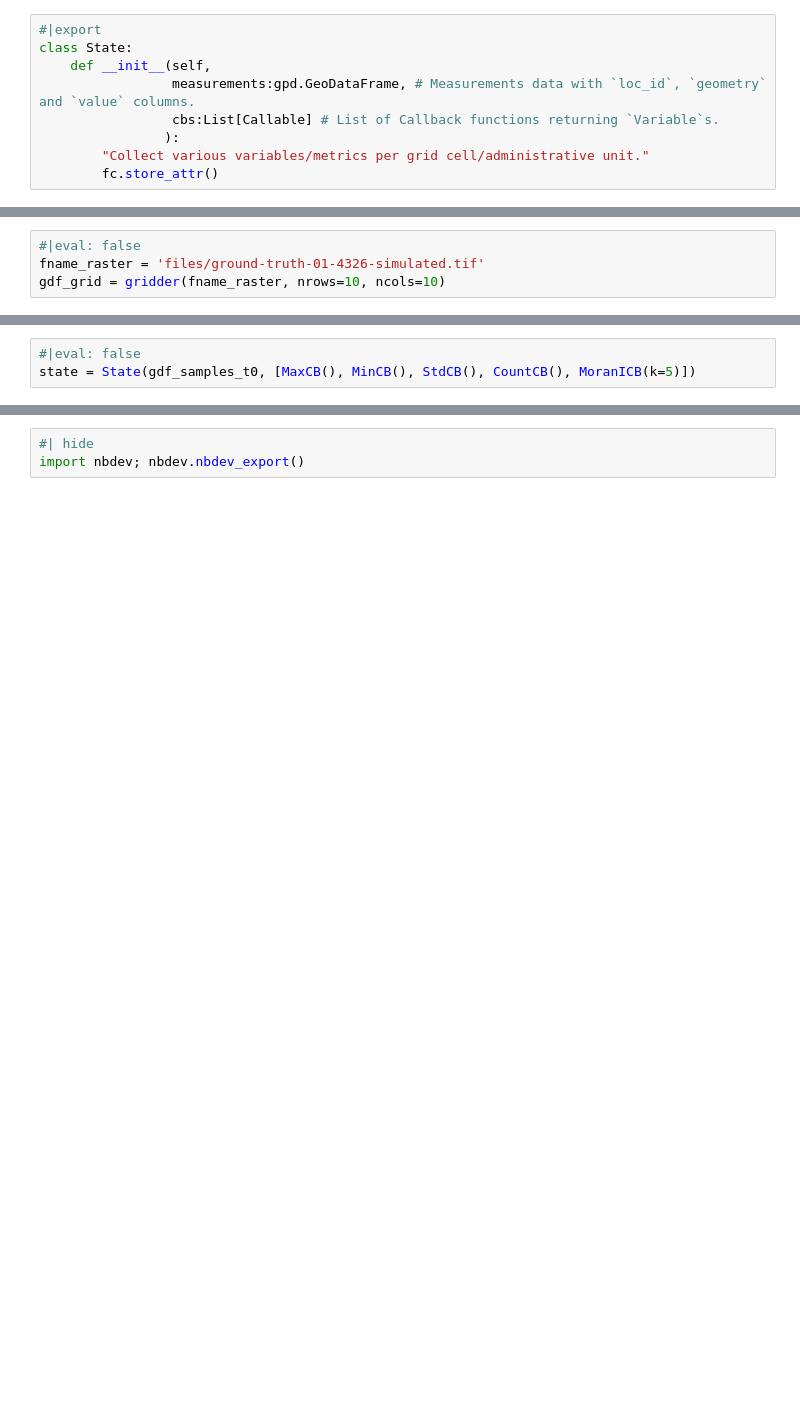
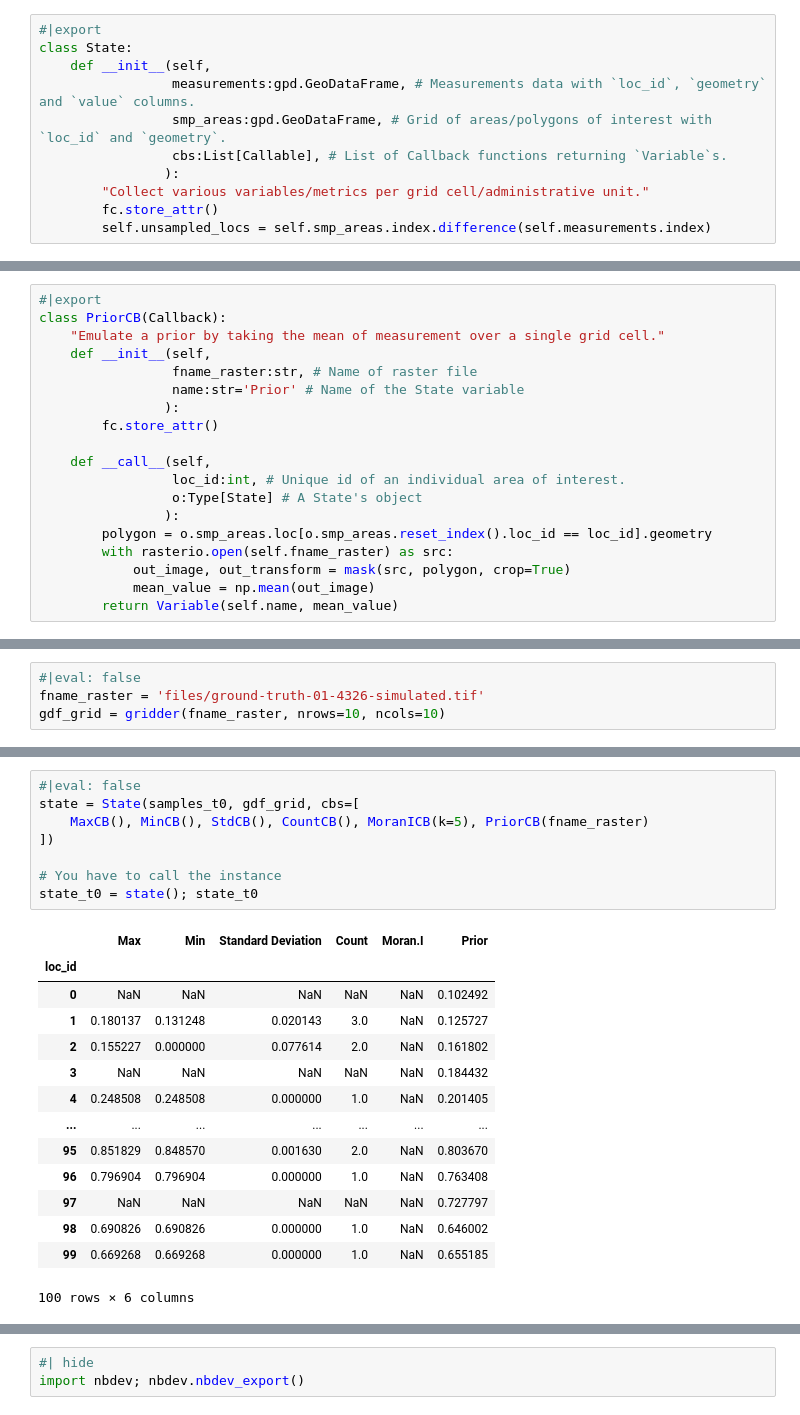
Before and after one commit to franckalbinet/trufl, a Jupyter notebook: nbs/04_callbacks.ipynb, the cells around one changed output, grey strips where cells are left out. Cells and saved outputs as stored; diff of their text form; blank space fills up the shorter version.

```diff
--- a/nbs/04_callbacks.ipynb
+++ b/nbs/04_callbacks.ipynb
@@ -54,10 +57,12 @@ class Callback(): pass
 class State:
     def __init__(self,
                  measurements:gpd.GeoDataFrame, # Measurements data with `loc_id`, `geometry` and `value` columns.
-                 cbs:List[Callable] # List of Callback functions returning `Variable`s.
+                 smp_areas:gpd.GeoDataFrame, # Grid of areas/polygons of interest with `loc_id` and `geometry`.
+                 cbs:List[Callable], # List of Callback functions returning `Variable`s.
                 ):
         "Collect various variables/metrics per grid cell/administrative unit."
         fc.store_attr()
+        self.unsampled_locs = self.smp_areas.index.difference(self.measurements.index)
 # %%
 #| export
 @patch
@@ -166,5 +184,24 @@ class MoranICB(Callback):
         moran = esda.moran.Moran(expanded_measurements['value'], self._weights(expanded_measurements))
         return Variable(self.name, moran.I if moran.p_sim < self.p_threshold else np.nan)
+# %%
+#|export
+class PriorCB(Callback):
+    "Emulate a prior by taking the mean of measurement over a single grid cell."
+    def __init__(self,
+                 fname_raster:str, # Name of raster file
+                 name:str='Prior' # Name of the State variable
+                ):
+        fc.store_attr()
+
+    def __call__(self,
+                 loc_id:int, # Unique id of an individual area of interest.
+                 o:Type[State] # A State's object
+                ):
+        polygon = o.smp_areas.loc[o.smp_areas.reset_index().loc_id == loc_id].geometry
+        with rasterio.open(self.fname_raster) as src:
+            out_image, out_transform = mask(src, polygon, crop=True)
+            mean_value = np.mean(out_image)
+        return Variable(self.name, mean_value)
 # %% [markdown]
 For example:
 # %% [markdown]
@@ -201,3 +234,23 @@ gdf_samples_t0.head()
 # %%
 #|eval: false
-state = State(gdf_samples_t0, [MaxCB(), MinCB(), StdCB(), CountCB(), MoranICB(k=5)])
+state = State(samples_t0, gdf_grid, cbs=[
+    MaxCB(), MinCB(), StdCB(), CountCB(), MoranICB(k=5), PriorCB(fname_raster)
+])
+
+# You have to call the instance
+state_t0 = state(); state_t0
+# %% [output]
+|  | Max | Min | Standard Deviation | Count | Moran.I | Prior |
+| loc_id |  |  |  |  |  |  |
+| 0 | NaN | NaN | NaN | NaN | NaN | 0.102492 |
+| 1 | 0.180137 | 0.131248 | 0.020143 | 3.0 | NaN | 0.125727 |
+| 2 | 0.155227 | 0.000000 | 0.077614 | 2.0 | NaN | 0.161802 |
+| 3 | NaN | NaN | NaN | NaN | NaN | 0.184432 |
+| 4 | 0.248508 | 0.248508 | 0.000000 | 1.0 | NaN | 0.201405 |
+| ... | ... | ... | ... | ... | ... | ... |
+| 95 | 0.851829 | 0.848570 | 0.001630 | 2.0 | NaN | 0.803670 |
+| 96 | 0.796904 | 0.796904 | 0.000000 | 1.0 | NaN | 0.763408 |
+| 97 | NaN | NaN | NaN | NaN | NaN | 0.727797 |
+| 98 | 0.690826 | 0.690826 | 0.000000 | 1.0 | NaN | 0.646002 |
+| 99 | 0.669268 | 0.669268 | 0.000000 | 1.0 | NaN | 0.655185 |
+100 rows × 6 columns
```
Also changed, not shown: parts of 23 cells of this notebook, 14 other files.
